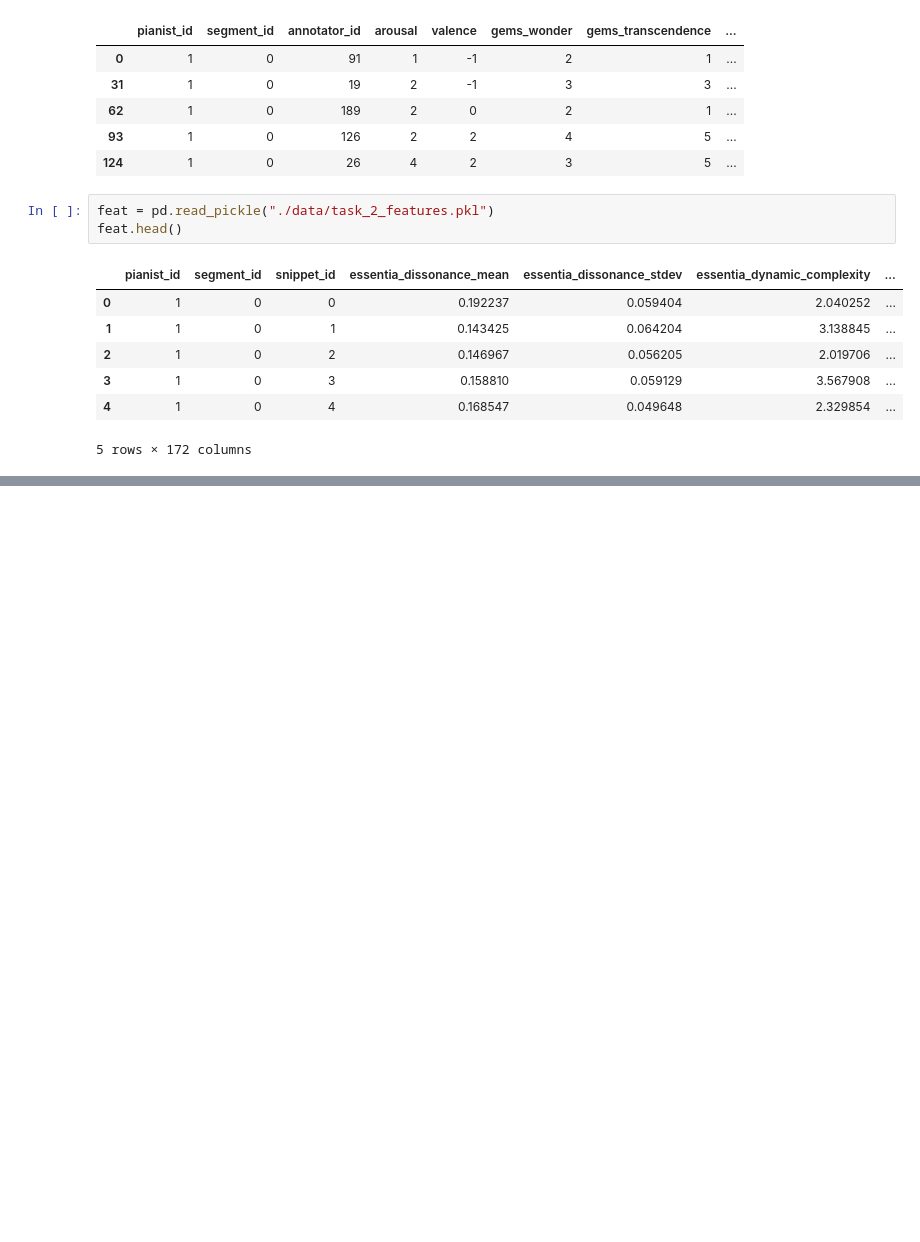
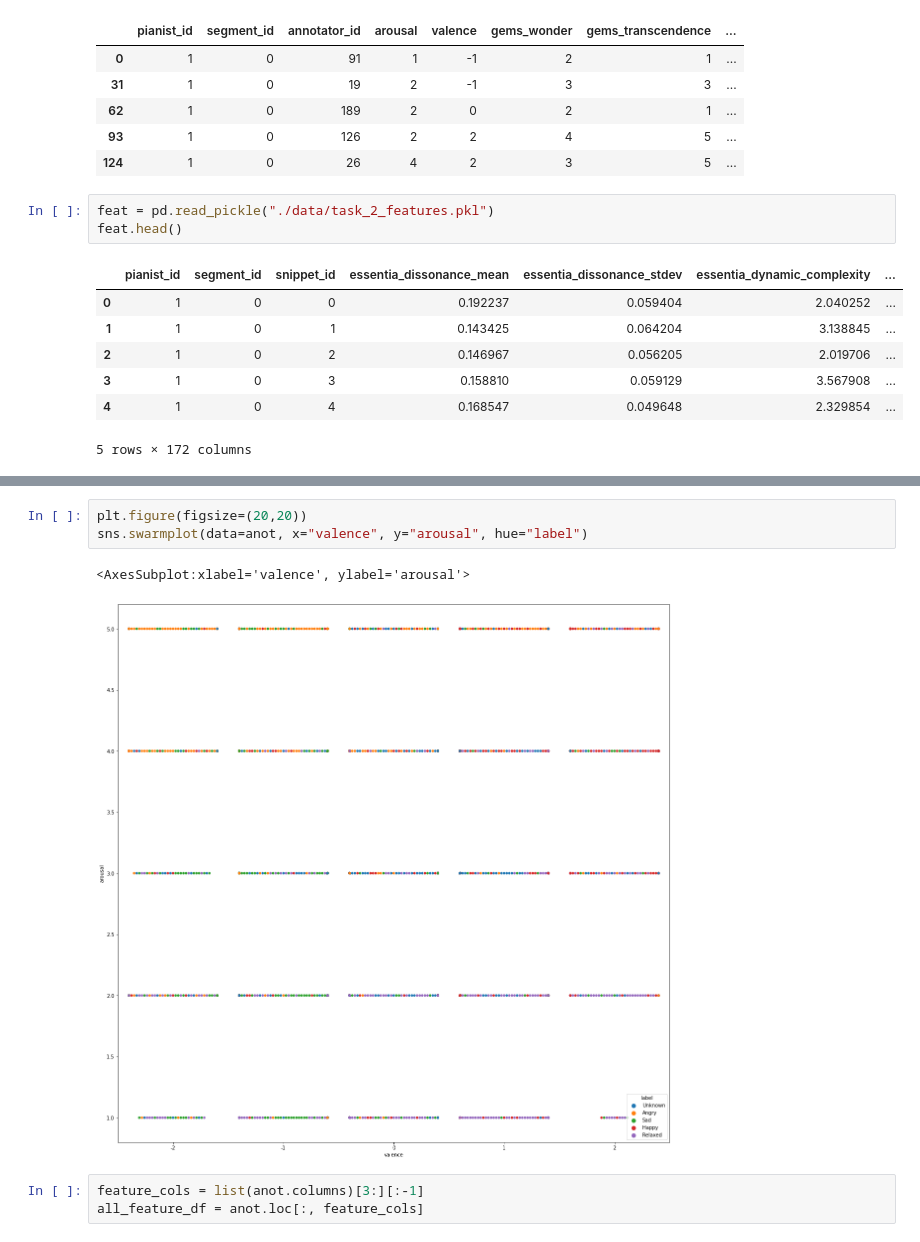
Before and after one commit to NoahPichl/MLPC_The_haunted_turtles, a Jupyter notebook: data_exploration.ipynb, the cells around one changed output, grey strips where cells are left out. Drawn from its saved outputs; the diff is of its cells as text; blank space fills up the shorter version.

```diff
--- a/data_exploration.ipynb
+++ b/data_exploration.ipynb
@@ -29,0 +95,9 @@ feat.head()
+# %%
+plt.figure(figsize=(20,20))
+sns.swarmplot(data=anot, x="valence", y="arousal", hue="label")
+# %% [output]
+<AxesSubplot:xlabel='valence', ylabel='arousal'>
+[figure, added]
+# %%
+feature_cols = list(anot.columns)[3:][:-1]
+all_feature_df = anot.loc[:, feature_cols]
```
Also changed, not shown: parts of 11 cells of this notebook, 1 other file.
